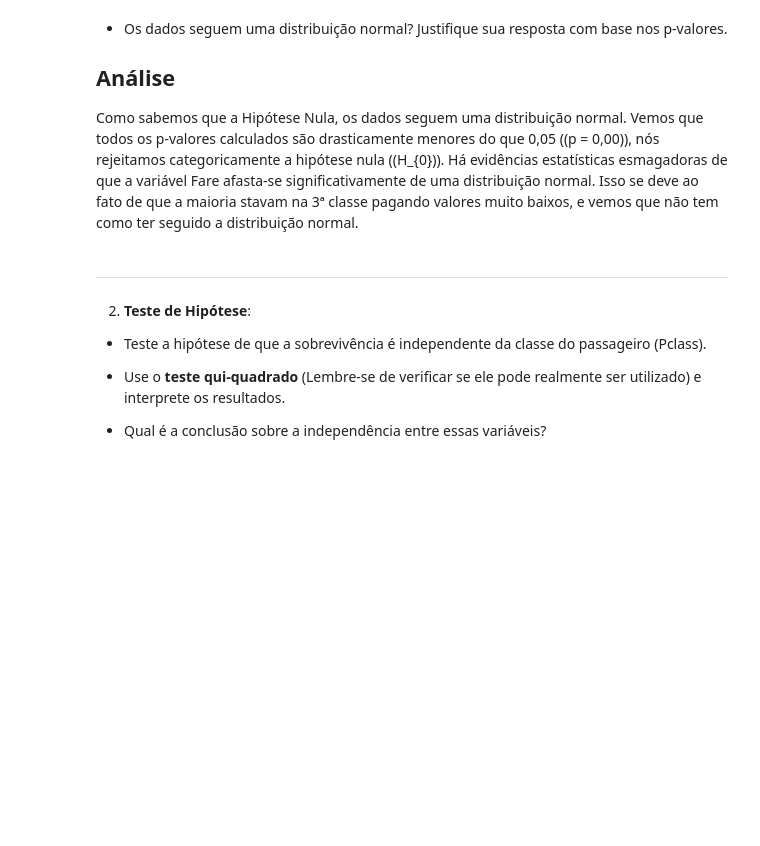
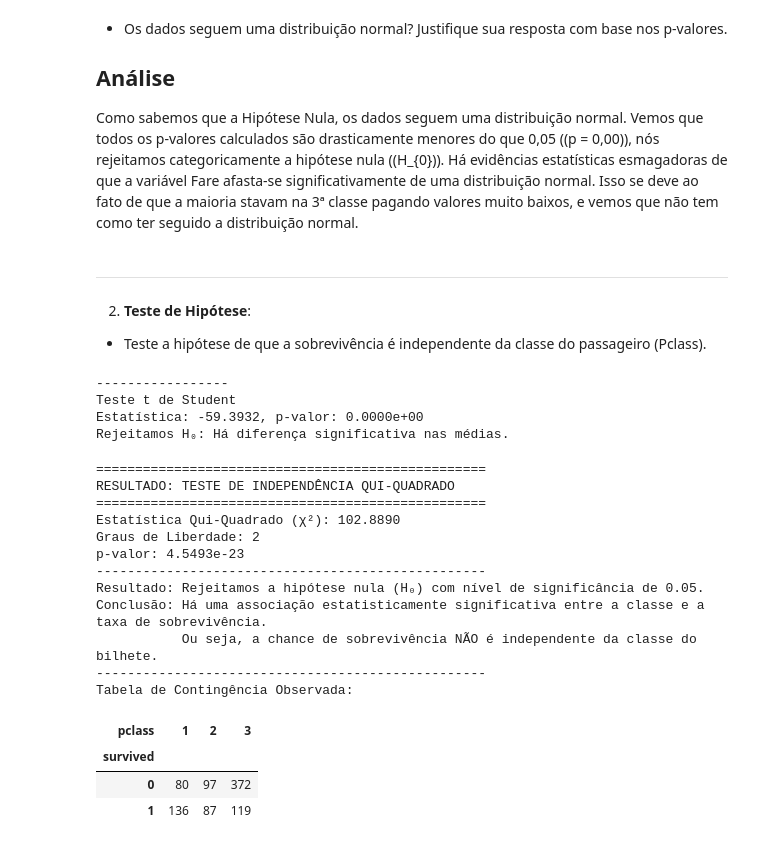
Before and after one commit to jessicalewinter/deep-learning-specialization, a Jupyter notebook: course-notebooks/statistics/T3_PosDL_Titanic.ipynb, the cells around one changed output. Drawn from its saved outputs; the diff is of its cells as text; code cells hidden in the pictures; blank space fills up the shorter version.

```diff
--- a/course-notebooks/statistics/T3_PosDL_Titanic.ipynb
+++ b/course-notebooks/statistics/T3_PosDL_Titanic.ipynb
@@ -944,7 +945,76 @@ Há evidências estatísticas esmagadoras de que a variável Fare afasta-se sign
 2. **Teste de Hipótese**:
 
 * Teste a hipótese de que a sobrevivência é independente da classe do passageiro (Pclass).
-
-* Use o **teste qui-quadrado** (Lembre-se de verificar se ele pode realmente ser utilizado) e interprete os resultados.
-
-* Qual é a conclusão sobre a independência entre essas variáveis?
+# %%
+# Hipótese nula: variável survivor é independente de Pclass
+
+# Teste t de Sudent
+
+from scipy.stats import ttest_ind
+survived = titanic.survived.dropna()
+pclass = titanic.pclass.dropna()
+
+stat_student, pvalue_student = ttest_ind(survived, pclass)
+
+print("-----------------")
+print("Teste t de Student")
+print(f"Estatística: {stat_student:.4f}, p-valor: {pvalue_student:.4e}")
+
+## Checking the value
+
+alpha = 0.05
+
+if pvalue_student < alpha:
+    print("Rejeitamos H₀: Há diferença significativa nas médias.")
+else:
+    print("Não rejeitamos H₀: Não há diferença significativa nas médias.")
+# %% [output]
+-----------------
+Teste t de Student
+Estatística: -59.3932, p-valor: 0.0000e+00
+Rejeitamos H₀: Há diferença significativa nas médias.
+# %%
+## Teste qui-quadrado
+from scipy.stats import chi2_contingency
+
+# Tabela de contingência
+contigency_table = pd.crosstab(survived, pclass)
+
+chi2, pvalue_chi2, dof, expected = chi2_contingency(contigency_table)
+
+print("="*50)
+print("RESULTADO: TESTE DE INDEPENDÊNCIA QUI-QUADRADO")
+print("="*50)
+print(f"Estatística Qui-Quadrado (χ²): {chi2:.4f}")
+print(f"Graus de Liberdade: {dof}")
+print(f"p-valor: {pvalue_chi2:.4e}")
+print("-"*50)
+
+if pvalue_chi2 < alpha:
+    print(f"Resultado: Rejeitamos a hipótese nula (H₀) com nível de significância de {alpha:.2f}.")
+    print("Conclusão: Há uma associação estatisticamente significativa entre a classe e a taxa de sobrevivência.")
+    print("           Ou seja, a chance de sobrevivência NÃO é independente da classe do bilhete.")
+else:
+    print(f"Resultado: Não rejeitamos a hipótese nula (H₀) com nível de significância de {alpha:.2f}.")
+    print("Conclusão: Não há evidências para afirmar que a classe e a sobrevivência estejam associadas.")
+
+print("-"*50)
+print("Tabela de Contingência Observada:")
+display(contigency_table)
+# %% [output]
+==================================================
+RESULTADO: TESTE DE INDEPENDÊNCIA QUI-QUADRADO
+==================================================
+Estatística Qui-Quadrado (χ²): 102.8890
+Graus de Liberdade: 2
+p-valor: 4.5493e-23
+--------------------------------------------------
+Resultado: Rejeitamos a hipótese nula (H₀) com nível de significância de 0.05.
+Conclusão: Há uma associação estatisticamente significativa entre a classe e a taxa de sobrevivência.
+           Ou seja, a chance de sobrevivência NÃO é independente da classe do bilhete.
+--------------------------------------------------
+Tabela de Contingência Observada:
+| pclass | 1 | 2 | 3 |
+| survived |  |  |  |
+| 0 | 80 | 97 | 372 |
+| 1 | 136 | 87 | 119 |
```
Also changed, not shown: parts of 13 cells of this notebook.
